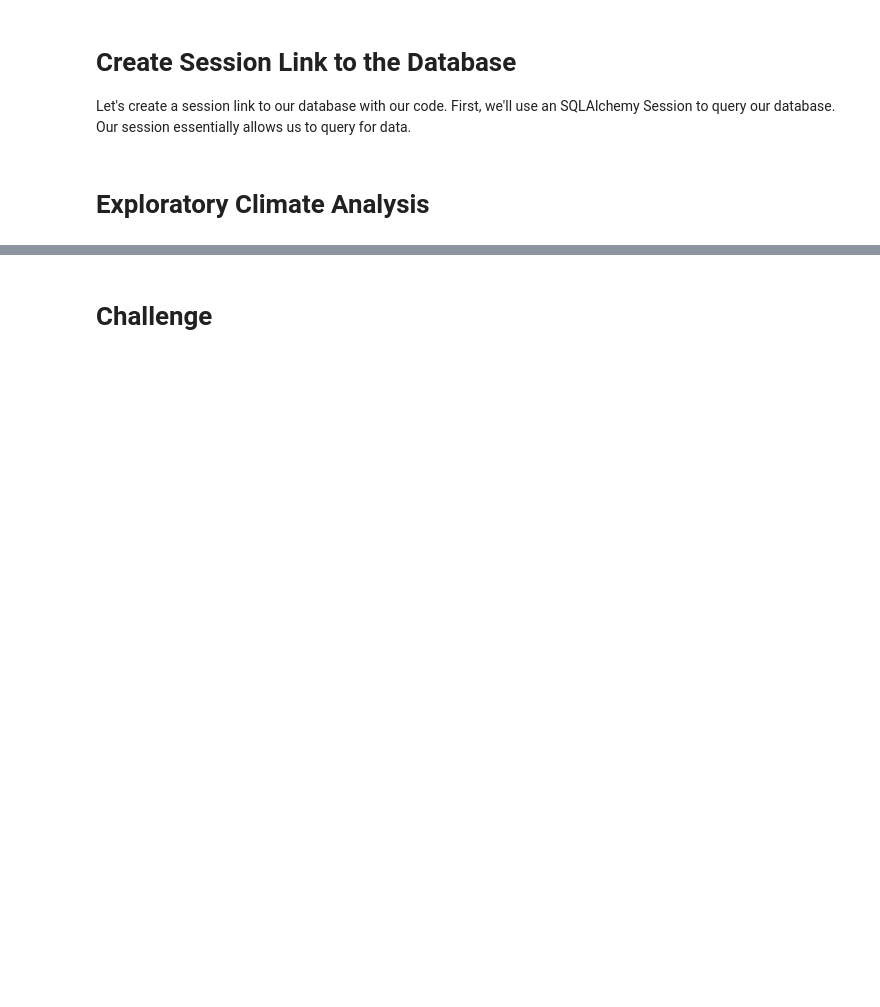
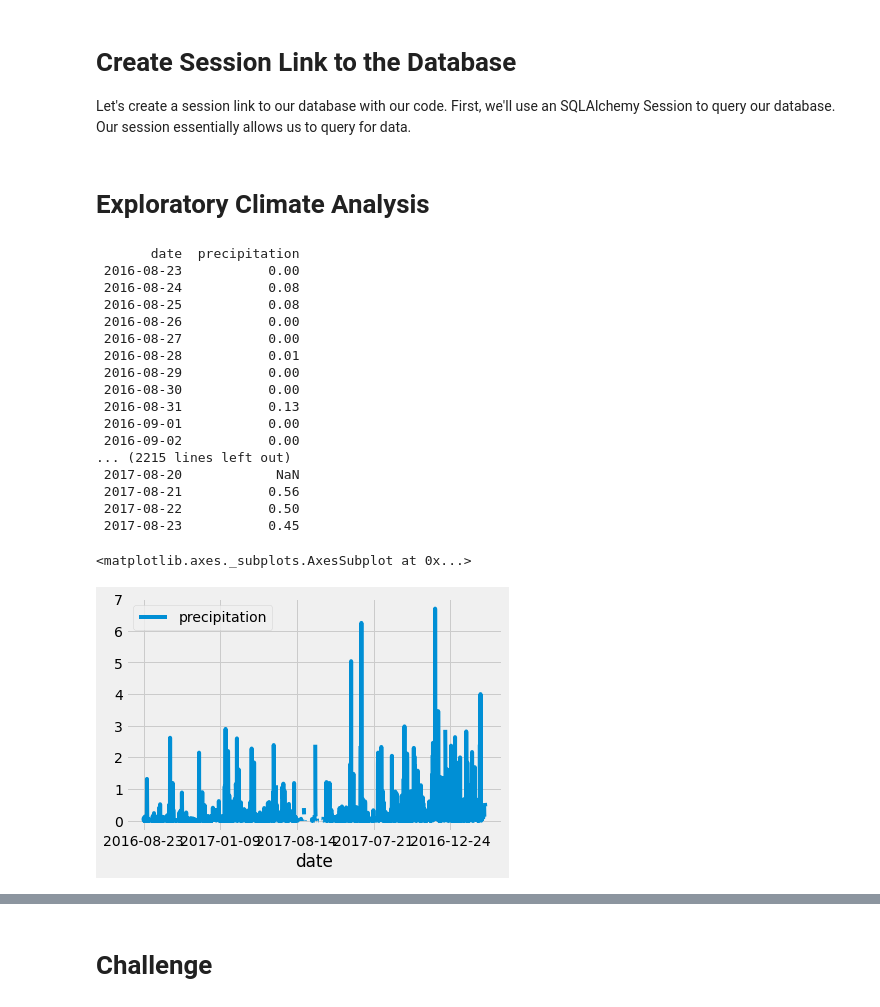
Before and after one commit to 4renginy/Module9-Surfs_Up, a Jupyter notebook: climate_analysis.ipynb, the cells around one changed output, grey strips where cells are left out. Cells and saved outputs as stored; diff of their text form; code cells hidden in the pictures; blank space fills up the shorter version.

```diff
--- a/climate_analysis.ipynb
+++ b/climate_analysis.ipynb
@@ -51,7 +51,7 @@ In order to reference a specific class, we use Base.classes.<class name>. For ex
  Every time we want to reference the measurement or station classes, we can give the classes new variable names. In this case, we will create new references for our Measurement class and Station class. Add these new variables to your code:
 # %%
 # Save references to each table
-Measurement=Base.classes.station
+Measurement=Base.classes.measurement
 Station= Base.classes.station
 # %% [markdown]
 # Create Session Link to the Database
@@ -64,15 +64,43 @@ session=Session(engine)
 # %%
 # Design a query to retrieve the last 12 months of precipitation data and plot the results.
 #Starting from the last data point in the database.
 
-previous_year= dt.date(2019, 11, 21)
+prev_year= dt.date(2017, 8, 23)
 
 # Calculate the date one year from the last date in data set.
 
-previous_year= dt.date(2019, 11,21)- dt.timedelta(days=365)
+prev_year= dt.date(2017, 8, 23)- dt.timedelta(days=365)
 
-# Perform a query to retrieve the data and precipitation scores
+results=[]
+results= session.query(Measurement.date,Measurement.prcp)
+results = session.query(Measurement.date, Measurement.prcp).filter(Measurement.date >= prev_year).all()
 
+# Save the query results as a Pandas DataFrame and set the index to the date column
+df= pd.DataFrame(results,columns=['date', 'precipitation'])
+# Sort the dataframe by date
+df.set_index(df['date'], inplace=True)
+print(df.to_string(index=False))
 # Use Pandas Plotting with Matplotlib to plot the data
+df.plot()
+# %% [output]
+       date  precipitation
+ 2016-08-23           0.00
+ 2016-08-24           0.08
+ 2016-08-25           0.08
+ 2016-08-26           0.00
+ 2016-08-27           0.00
+ 2016-08-28           0.01
+ 2016-08-29           0.00
+ 2016-08-30           0.00
+ 2016-08-31           0.13
+ 2016-09-01           0.00
+ 2016-09-02           0.00
+... (2215 lines left out)
+ 2017-08-20            NaN
+ 2017-08-21           0.56
+ 2017-08-22           0.50
+ 2017-08-23           0.45
+<matplotlib.axes._subplots.AxesSubplot at 0x...>
+[figure, added]
 # %%
 # Use Pandas to calcualte the summary statistics for the precipitation data
```
Also changed, not shown: parts of 6 cells of this notebook, 5 other files.
